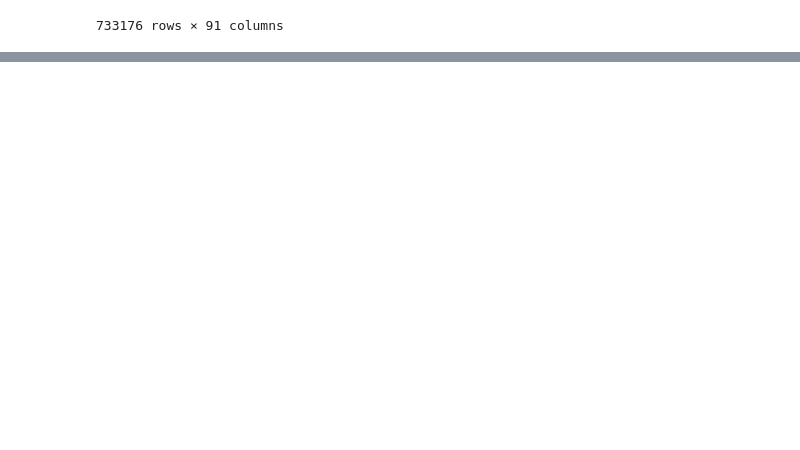
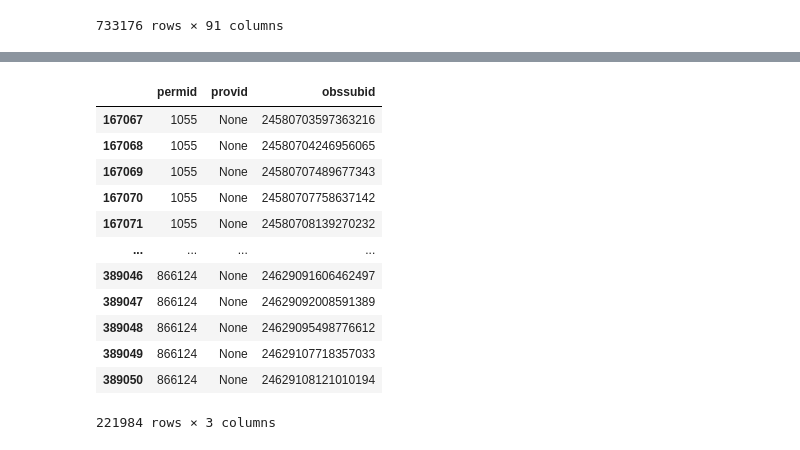
Before and after one commit to mjuric/ssp-tools, a Jupyter notebook: analysis/analysis.ipynb, the cells around one changed output, grey strips where cells are left out. Saved outputs shown, nothing was run; the diff lists cells and outputs as text; code cells hidden in the pictures; blank space fills up the shorter version.

```diff
--- a/analysis/analysis.ipynb
+++ b/analysis/analysis.ipynb
@@ -20,0 +349,16 @@ df
+# %%
+df[["permid", "provid", "obssubid"]][df["provid"].isnull()]
+# %% [output]
+|  | permid | provid | obssubid |
+| 167067 | 1055 | None | 24580703597363216 |
+| 167068 | 1055 | None | 24580704246956065 |
+| 167069 | 1055 | None | 24580707489677343 |
+| 167070 | 1055 | None | 24580707758637142 |
+| 167071 | 1055 | None | 24580708139270232 |
+| ... | ... | ... | ... |
+| 389046 | 866124 | None | 24629091606462497 |
+| 389047 | 866124 | None | 24629092008591389 |
+| 389048 | 866124 | None | 24629095498776612 |
+| 389049 | 866124 | None | 24629107718357033 |
+| 389050 | 866124 | None | 24629108121010194 |
+221984 rows × 3 columns
```
Also changed, not shown: parts of 11 cells of this notebook, 1 other file.
